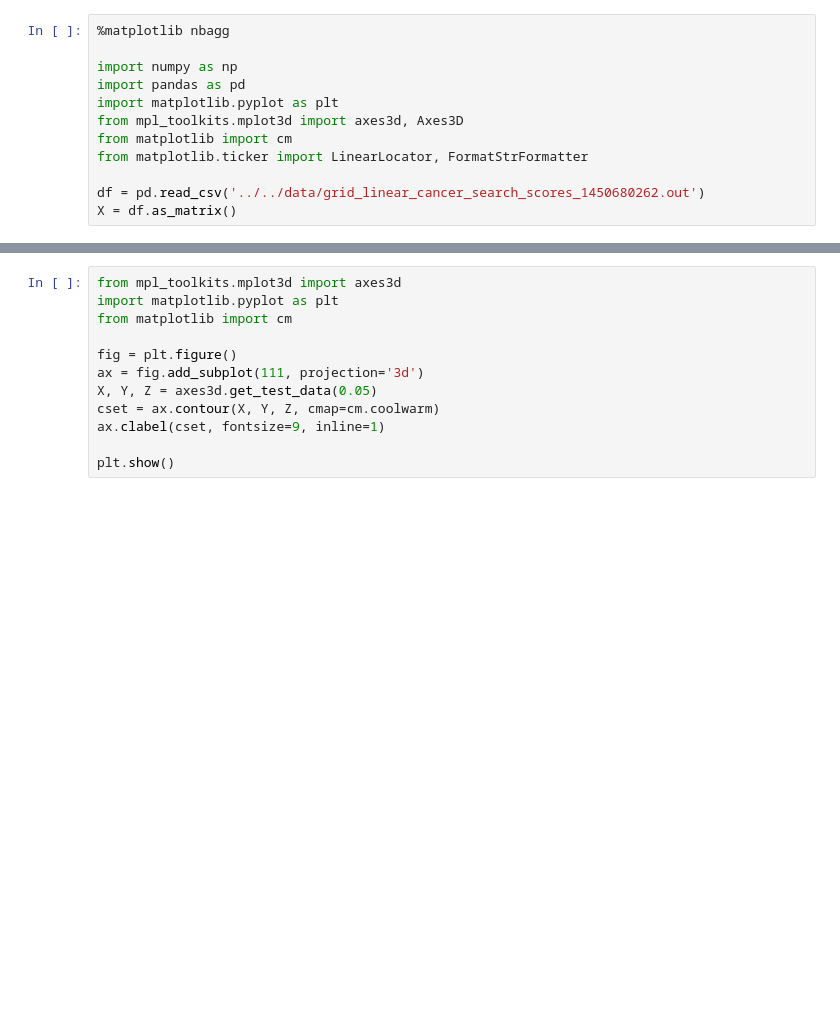
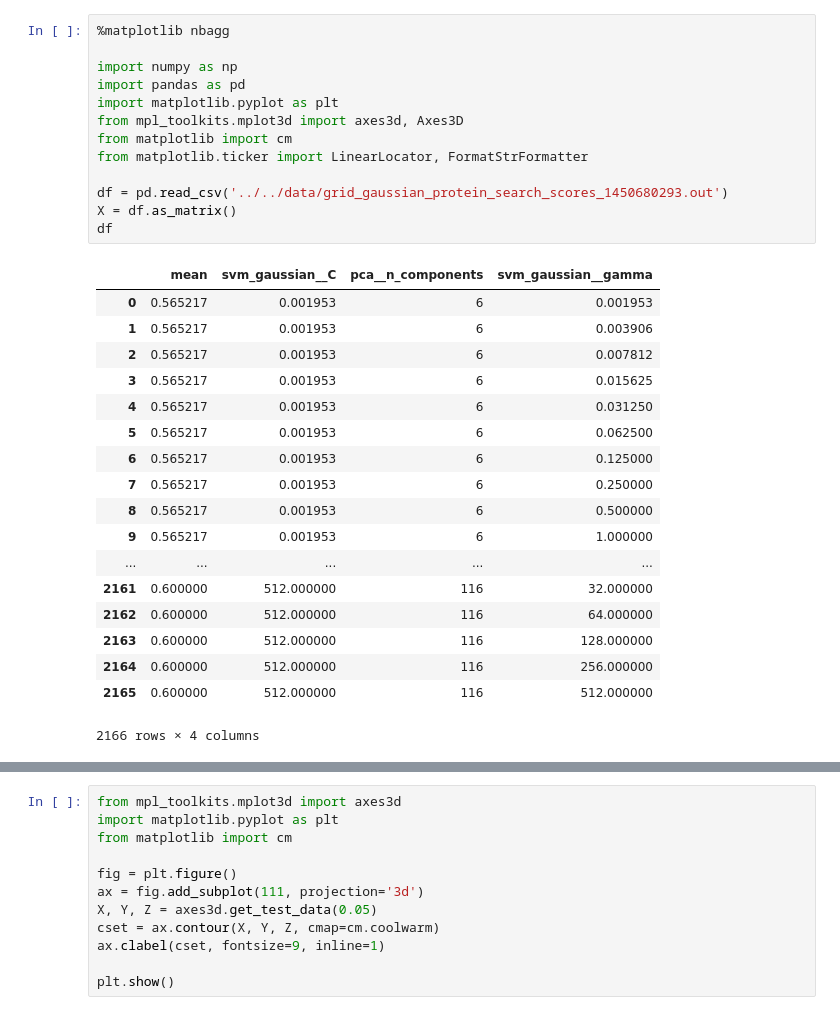
Before and after one commit to algorithmcardboard/Liver-and-Pancreatic-carcinoma-classifier, a Jupyter notebook: src/notebooks/SVM - Gaussian Contour of CV values.ipynb, the cells around one changed output, grey strips where cells are left out. Drawn from its saved outputs; the diff is of its cells as text; blank space fills up the shorter version.

```diff
--- a/src/notebooks/SVM - Linear Contour of CV values.ipynb
+++ b/src/notebooks/SVM - Gaussian Contour of CV values.ipynb
@@ -1,12 +1,32 @@
 # %%
 %matplotlib nbagg
 
 import numpy as np
 import pandas as pd
 import matplotlib.pyplot as plt
 from mpl_toolkits.mplot3d import axes3d, Axes3D
 from matplotlib import cm
 from matplotlib.ticker import LinearLocator, FormatStrFormatter
 
-df = pd.read_csv('../../data/grid_linear_cancer_search_scores_1450680262.out')
+df = pd.read_csv('../../data/grid_gaussian_protein_search_scores_1450680293.out')
 X = df.as_matrix()
+df
+# %% [output]
+|  | mean | svm_gaussian__C | pca__n_components | svm_gaussian__gamma |
+| 0 | 0.565217 | 0.001953 | 6 | 0.001953 |
+| 1 | 0.565217 | 0.001953 | 6 | 0.003906 |
+| 2 | 0.565217 | 0.001953 | 6 | 0.007812 |
+| 3 | 0.565217 | 0.001953 | 6 | 0.015625 |
+| 4 | 0.565217 | 0.001953 | 6 | 0.031250 |
+| 5 | 0.565217 | 0.001953 | 6 | 0.062500 |
+| 6 | 0.565217 | 0.001953 | 6 | 0.125000 |
+| 7 | 0.565217 | 0.001953 | 6 | 0.250000 |
+| 8 | 0.565217 | 0.001953 | 6 | 0.500000 |
+| 9 | 0.565217 | 0.001953 | 6 | 1.000000 |
+| ... | ... | ... | ... | ... |
+| 2161 | 0.600000 | 512.000000 | 116 | 32.000000 |
+| 2162 | 0.600000 | 512.000000 | 116 | 64.000000 |
+| 2163 | 0.600000 | 512.000000 | 116 | 128.000000 |
+| 2164 | 0.600000 | 512.000000 | 116 | 256.000000 |
+| 2165 | 0.600000 | 512.000000 | 116 | 512.000000 |
+2166 rows × 4 columns
```
Also changed, not shown: parts of 3 cells of this notebook, 1 other file.
